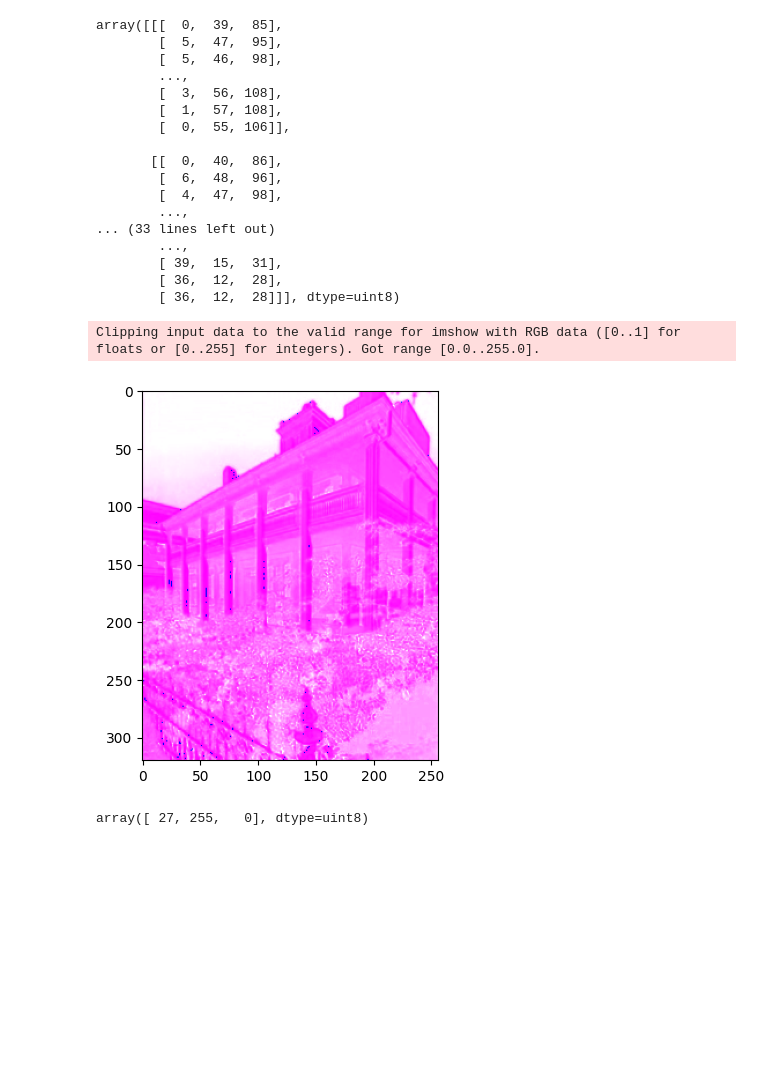
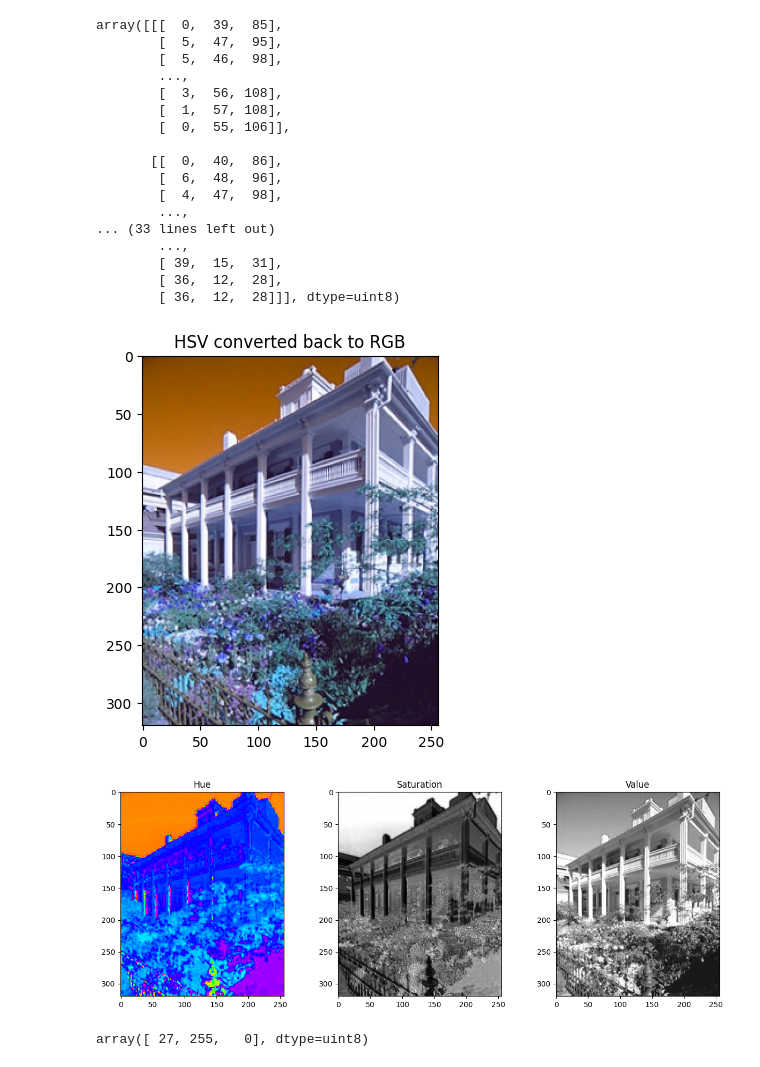
Before and after one commit to cisaic/cv1-lab-1, a Jupyter notebook: test_files/test-notebook.ipynb, the cells around one changed output. Saved outputs shown, nothing was run; the diff lists cells and outputs as text; code cells hidden in the pictures; blank space fills up the shorter version.

```diff
--- a/test_files/test-notebook.ipynb
+++ b/test_files/test-notebook.ipynb
@@ -166,24 +166,32 @@ array([[[  0,  39,  85],
         [ 39,  15,  31],
         [ 36,  12,  28],
         [ 36,  12,  28]]], dtype=uint8)
-# %%
-input_image = input_image.astype(np.float32)
-hsv_image = cv2.cvtColor(input_image, cv2.COLOR_RGB2HSV)
-
-# Normalize the Hue channel
-#hsv_image = hsv_image * 255 / np.max(hsv_image)
-
-# Ensure Saturation and Value are in [0, 255] range
-#hsv_image[:,:,1:] = np.clip(hsv_image[:,:,1:], 0, 255)
-
-# Convert to uint8 for proper display
-#hsv_image = hsv_image.astype(np.uint8)
-hsv_image = np.clip(hsv_image, 0, 255)
-plt.imshow(hsv_image)
-plt.show()
-# %% [output]
-Clipping input data to the valid range for imshow with RGB data ([0..1] for floats or [0..255] for integers). Got range [0.0..255.0].
-[figure, removed]
+# %%
+input_image = input_image.astype(np.float32)
+hsv_image = cv2.cvtColor(input_image, cv2.COLOR_RGB2HSV)
+
+# Convert HSV back to RGB for display
+rgb_image = cv2.cvtColor(hsv_image, cv2.COLOR_HSV2RGB)
+
+# Ensure values are in the correct range
+rgb_image = np.clip(rgb_image, 0, 255).astype(np.uint8)
+
+plt.imshow(rgb_image)
+plt.title('HSV converted back to RGB')
+plt.show()
+
+# If you want to display individual HSV channels
+fig, (ax1, ax2, ax3) = plt.subplots(1, 3, figsize=(15, 5))
+ax1.imshow(hsv_image[:,:,0], cmap='hsv')
+ax1.set_title('Hue')
+ax2.imshow(hsv_image[:,:,1], cmap='gray')
+ax2.set_title('Saturation')
+ax3.imshow(hsv_image[:,:,2], cmap='gray')
+ax3.set_title('Value')
+plt.show()
+# %% [output]
+[figure, added]
+[figure, added]
 # %%
 test_arr = np.array([27.5434, 256, -1221])
 np.clip(test_arr, 0, 255).astype(np.uint8)
```
Also changed, not shown: parts of 1 cell of this notebook.
